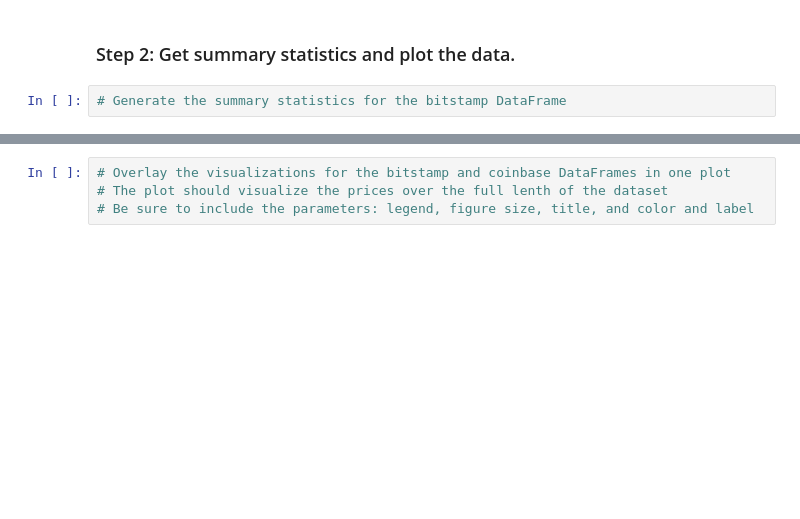
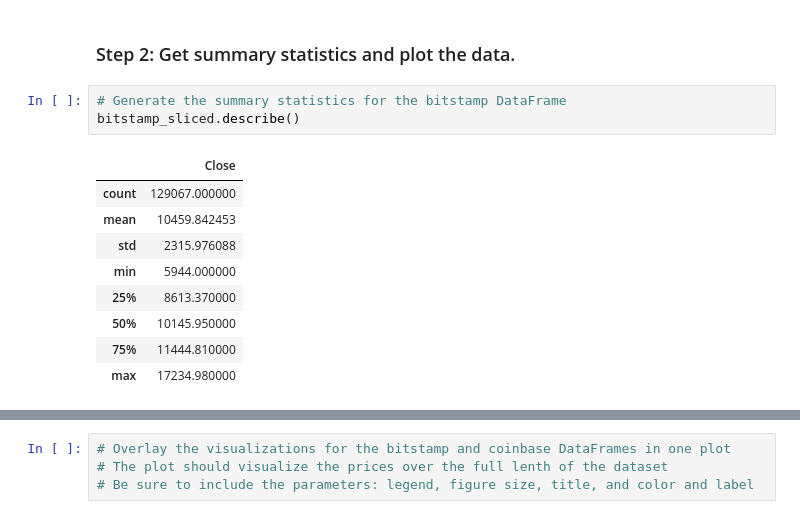
Before and after one commit to AnaIitico/bitcoin_arbitrage, a Jupyter notebook: crypto_arbitrage.ipynb, the cells around one changed output, grey strips where cells are left out. Cells and saved outputs as stored; diff of their text form; blank space fills up the shorter version.

```diff
--- a/crypto_arbitrage.ipynb
+++ b/crypto_arbitrage.ipynb
@@ -258,5 +279,16 @@ coinbase_sliced.head()
 ### Step 2: Get summary statistics and plot the data.
 # %%
 # Generate the summary statistics for the bitstamp DataFrame
+bitstamp_sliced.describe()
+# %% [output]
+|  | Close |
+| count | 129067.000000 |
+| mean | 10459.842453 |
+| std | 2315.976088 |
+| min | 5944.000000 |
+| 25% | 8613.370000 |
+| 50% | 10145.950000 |
+| 75% | 11444.810000 |
+| max | 17234.980000 |
 # %%
 # Generate the summary statistics for the coinbase DataFrame
```
Also changed, not shown: parts of 6 cells of this notebook.
